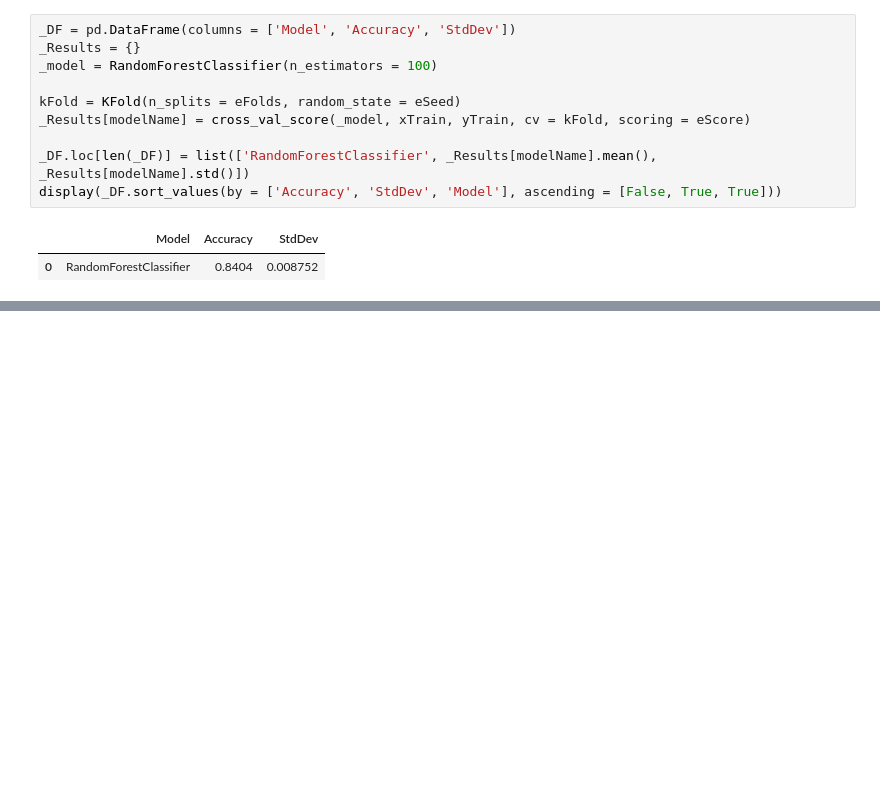
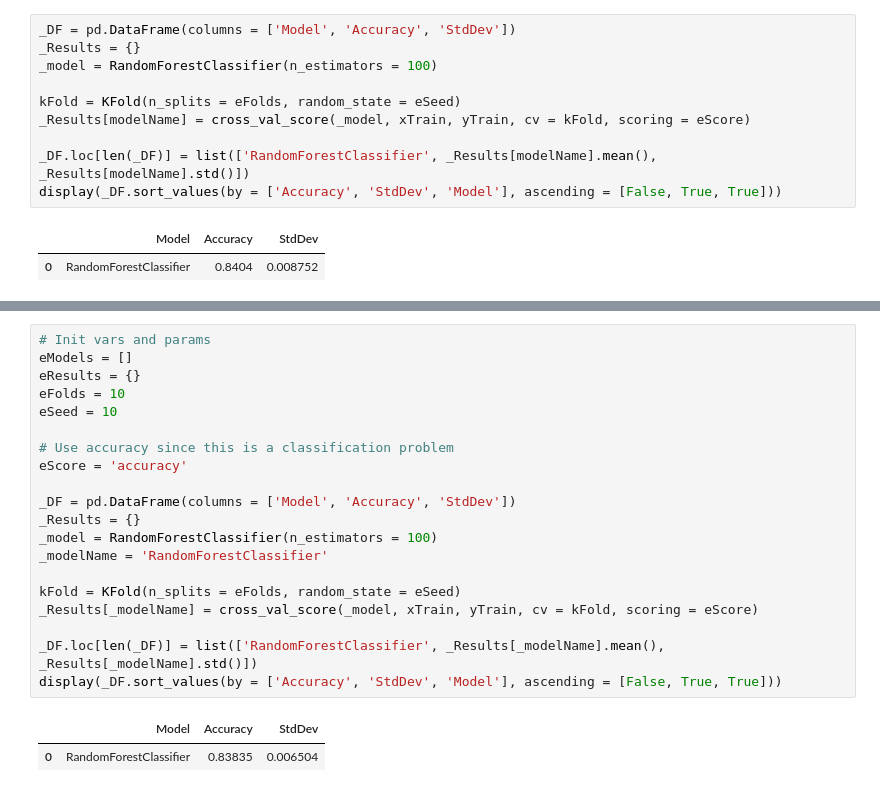
Before and after one commit to nrasch/Portfolio, a Jupyter notebook: Machine-Learning/Python/04-Classic-Datasets/Model-06.ipynb, the cells around one changed output, grey strips where cells are left out. Saved outputs shown, nothing was run; the diff lists cells and outputs as text; blank space fills up the shorter version.

Commit message:
Tuning and wrapping up baseline model development

```diff
--- a/Machine-Learning/Python/04-Classic-Datasets/Model-06.ipynb
+++ b/Machine-Learning/Python/04-Classic-Datasets/Model-06.ipynb
@@ -704,0 +728,23 @@ display(_DF.sort_values(by = ['Accuracy', 'StdDev', 'Model'], ascending = [False
+# %%
+# Init vars and params
+eModels = []
+eResults = {}
+eFolds = 10
+eSeed = 10
+
+# Use accuracy since this is a classification problem
+eScore = 'accuracy'
+
+_DF = pd.DataFrame(columns = ['Model', 'Accuracy', 'StdDev'])
+_Results = {}
+_model = RandomForestClassifier(n_estimators = 100)
+_modelName = 'RandomForestClassifier'
+
+kFold = KFold(n_splits = eFolds, random_state = eSeed)
+_Results[_modelName] = cross_val_score(_model, xTrain, yTrain, cv = kFold, scoring = eScore)
+
+_DF.loc[len(_DF)] = list(['RandomForestClassifier', _Results[_modelName].mean(), _Results[_modelName].std()])
+display(_DF.sort_values(by = ['Accuracy', 'StdDev', 'Model'], ascending = [False, True, True]))
+# %% [output]
+|  | Model | Accuracy | StdDev |
+| 0 | RandomForestClassifier | 0.83835 | 0.006504 |
```
Also changed, not shown: parts of 9 cells of this notebook.
